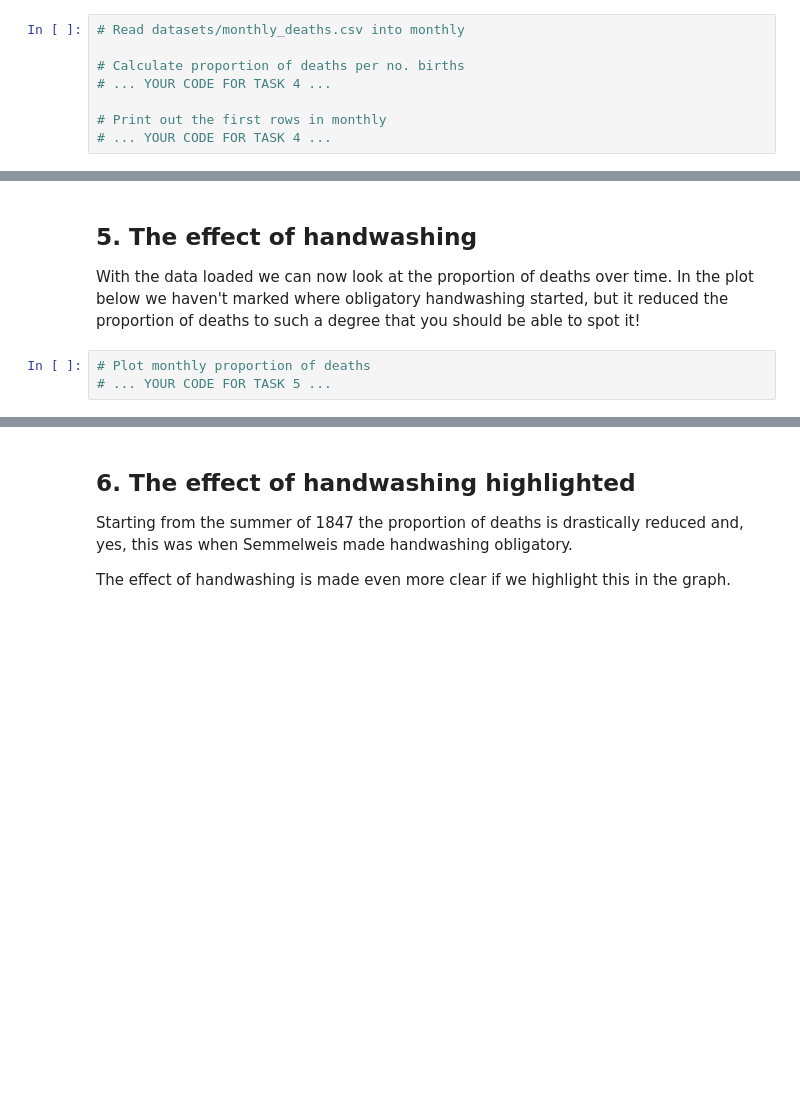
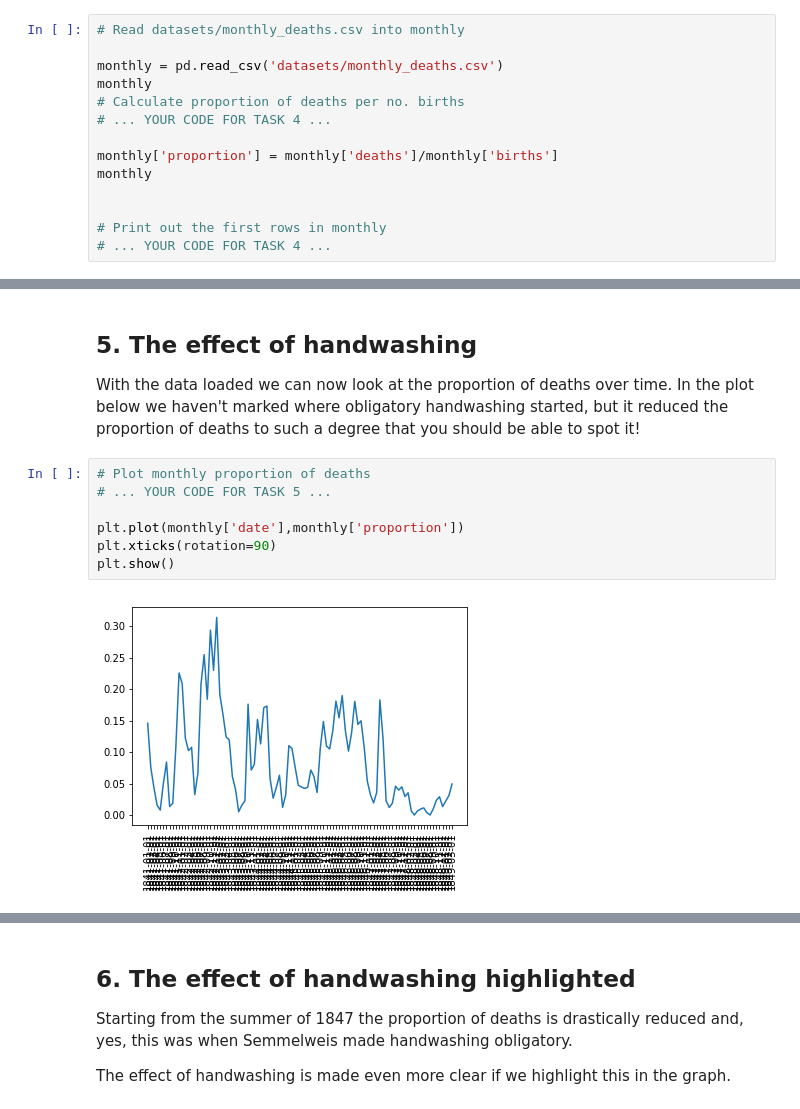
Before and after one commit to peterfnc/storytelling_challenge, a Jupyter notebook: Dr. Semmelweis and the Discovery of Handwashing/notebook.ipynb, the cells around one changed output, grey strips where cells are left out. Cells and saved outputs as stored; diff of their text form; blank space fills up the shorter version.

```diff
--- a/Dr. Semmelweis and the Discovery of Handwashing/notebook.ipynb
+++ b/Dr. Semmelweis and the Discovery of Handwashing/notebook.ipynb
@@ -44,8 +94,14 @@ import pandas as pd
 # %%
 # Read datasets/monthly_deaths.csv into monthly
 
+monthly = pd.read_csv('datasets/monthly_deaths.csv')
+monthly
 # Calculate proportion of deaths per no. births
 # ... YOUR CODE FOR TASK 4 ...
 
+monthly['proportion'] = monthly['deaths']/monthly['births']
+monthly
+
+
 # Print out the first rows in monthly
 # ... YOUR CODE FOR TASK 4 ...
@@ -55,3 +130,9 @@ import pandas as pd
 # %%
 # Plot monthly proportion of deaths
 # ... YOUR CODE FOR TASK 5 ...
+
+plt.plot(monthly['date'],monthly['proportion'])
+plt.xticks(rotation=90)
+plt.show()
+# %% [output]
+[figure, added]
```
Also changed, not shown: parts of 10 cells of this notebook, 2 other files.
